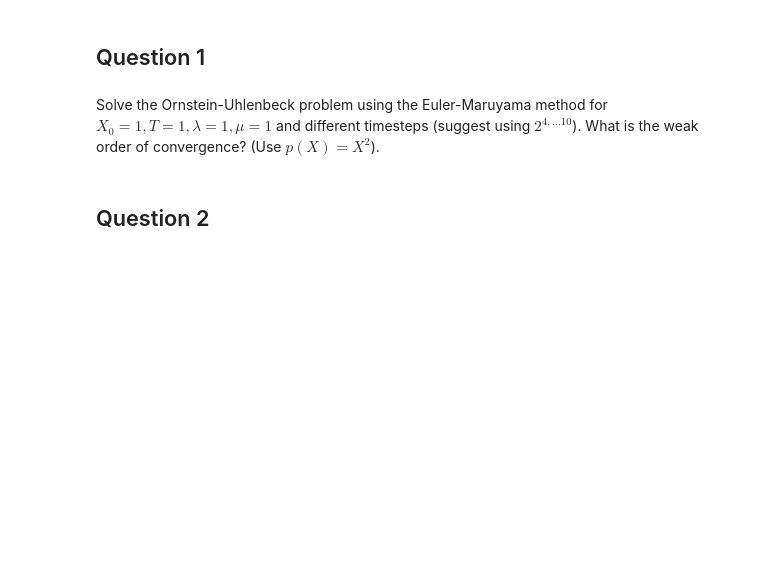
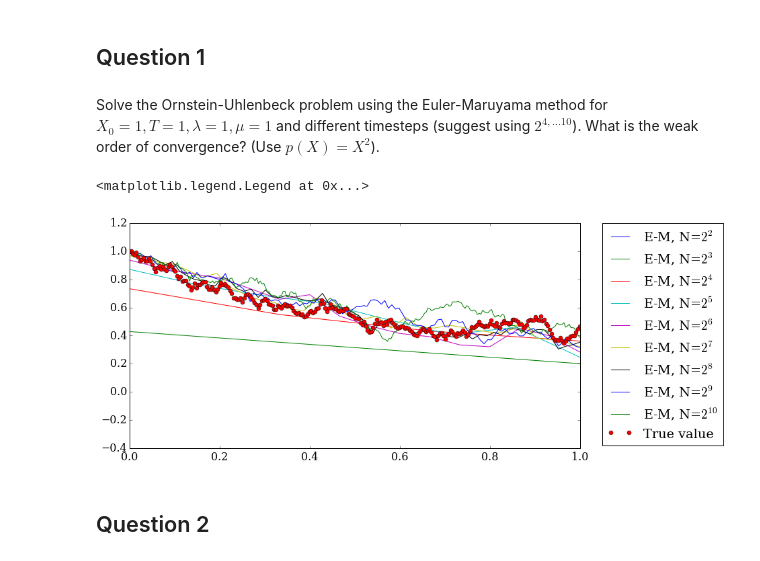
Before and after one commit to KDra/CompSimulation, a Jupyter notebook: SDEs/Coursework-05-Stochastic-DEs.ipynb, the cells around one changed output. Cells and saved outputs as stored; diff of their text form; code cells hidden in the pictures; blank space fills up the shorter version.

```diff
--- a/SDEs/Coursework-05-Stochastic-DEs.ipynb
+++ b/SDEs/Coursework-05-Stochastic-DEs.ipynb
@@ -102,3 +129,35 @@ for i in np.arange(2, 11):
+# %%
+# Parameters
+T = 1.0
+lamda = 1.0
+mu = 1.0
+X0 = 1.0
+
+def true_sol(tr, l, mu, X0, seed=100):
+    """
+    Returns the true solution
+    """
+    N=len(tr)
+    np.random.seed(seed=seed)
+    dw = (np.random.rand(N) - 0.5)*np.sqrt(1/float(N))
+    myF = lambda s: np.exp(l*s)
+
+    sol = np.zeros(N)
+    for i, t in enumerate(tr):
+        sol[i] = np.exp(-l*t) * (X0 + ito(myF, tr[:i], dw[:i]))
+    return sol
+
+# Create plots
+for i in np.arange(2, 11):
+    trange = np.linspace(0.0, T, num=2**i)
+    t, em = euler_maruyama(trange, l=lamda, mu=mu, X0=X0, R=4)
+    plt.plot(t, em, label=r"E-M, N=$2^{%i}$" %(i))
+OU = true_sol(t, l=lamda, mu=mu, X0=X0)
+plt.plot(t, OU, 'o', label="True value")
+plt.legend(bbox_to_anchor=(1.05, 1), loc=2, borderaxespad=0.)
+# %% [output]
+<matplotlib.legend.Legend at 0x...>
+[figure, added]
 # %% [markdown]
 ## Question 2
 # %% [markdown]
```
Also changed, not shown: parts of 6 cells of this notebook.
